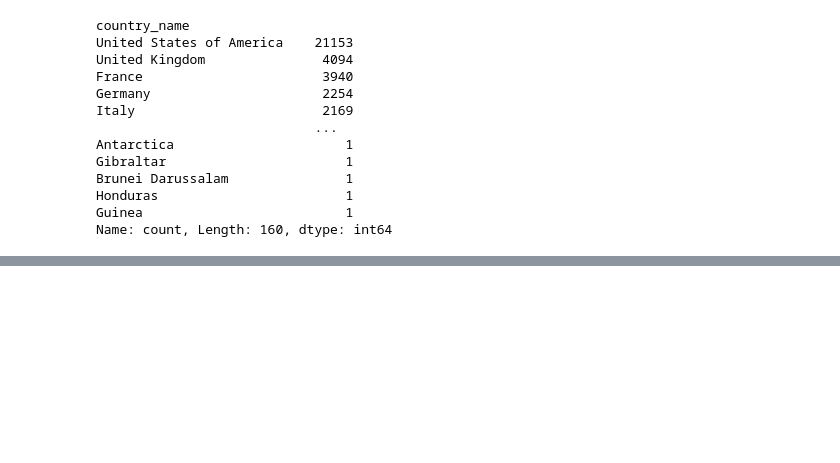
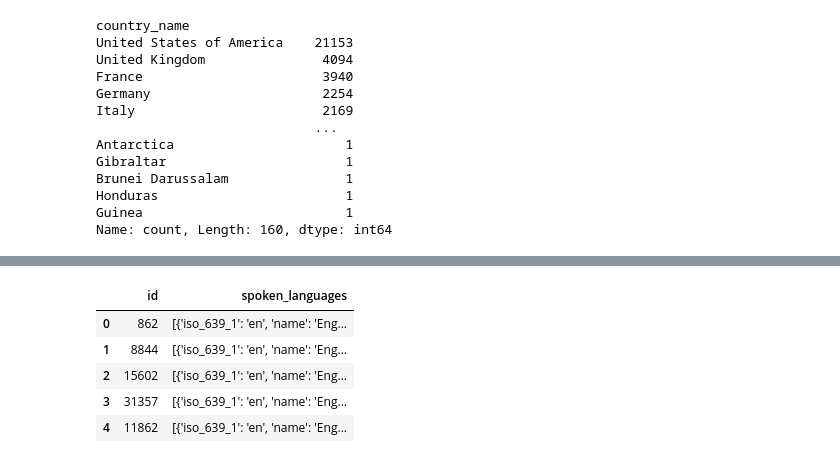
Before and after one commit to FranciscoHugoLezik/MLOps_Movies, a Jupyter notebook: notebooks/ETL.ipynb, the cells around one changed output, grey strips where cells are left out. Cells and saved outputs as stored; diff of their text form; code cells hidden in the pictures; blank space fills up the shorter version.

```diff
--- a/notebooks/ETL.ipynb
+++ b/notebooks/ETL.ipynb
@@ -480,0 +497,9 @@ Name: count, Length: 160, dtype: int64
+# %%
+spoken_languages.head(5)
+# %% [output]
+|  | id | spoken_languages |
+| 0 | 862 | [{'iso_639_1': 'en', 'name': 'Eng... |
+| 1 | 8844 | [{'iso_639_1': 'en', 'name': 'Eng... |
+| 2 | 15602 | [{'iso_639_1': 'en', 'name': 'Eng... |
+| 3 | 31357 | [{'iso_639_1': 'en', 'name': 'Eng... |
+| 4 | 11862 | [{'iso_639_1': 'en', 'name': 'Eng... |
```
Also changed, not shown: parts of 11 cells of this notebook.
